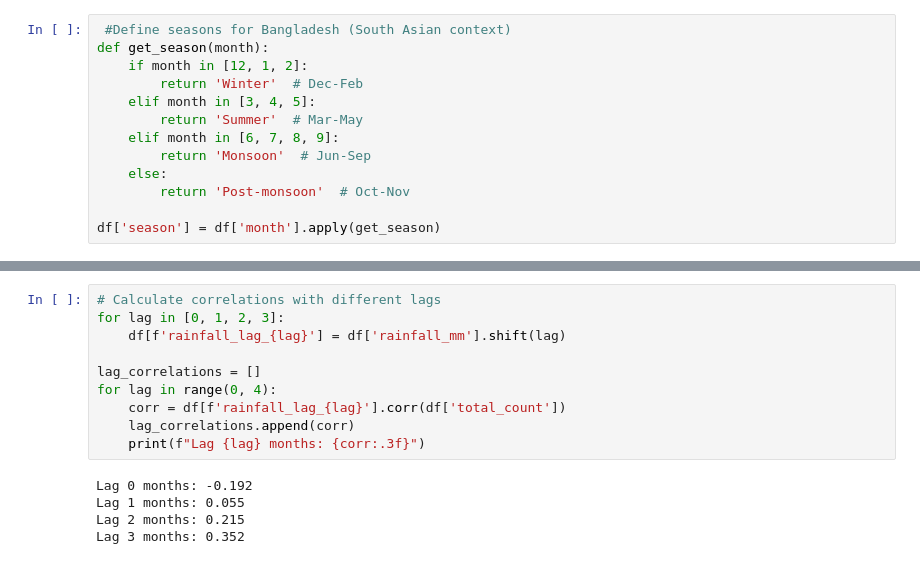
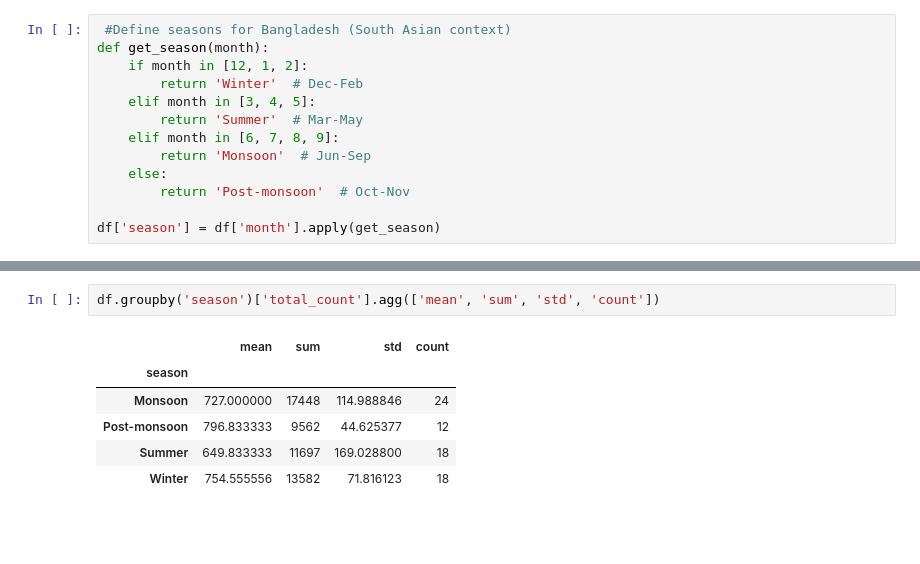
Before and after one commit to mamunur-cou/tb-seasonal-analysis, a Jupyter notebook: tb-seasonal-analysis.ipynb, the cells around one changed output, grey strips where cells are left out. Cells and saved outputs as stored; diff of their text form; blank space fills up the shorter version.

```diff
--- a/tb-seasonal-analysis.ipynb
+++ b/tb-seasonal-analysis.ipynb
@@ -404,15 +85,9 @@ Winter   754.555556    30.222222     26.607778         76.164444
-# %%
-# Calculate correlations with different lags
-for lag in [0, 1, 2, 3]:
-    df[f'rainfall_lag_{lag}'] = df['rainfall_mm'].shift(lag)
-
-lag_correlations = []
-for lag in range(0, 4):
-    corr = df[f'rainfall_lag_{lag}'].corr(df['total_count'])
-    lag_correlations.append(corr)
-    print(f"Lag {lag} months: {corr:.3f}")
-# %% [output]
-Lag 0 months: -0.192
-Lag 1 months: 0.055
-Lag 2 months: 0.215
-Lag 3 months: 0.352
+# %%
+df.groupby('season')['total_count'].agg(['mean', 'sum', 'std', 'count'])
+# %% [output]
+|  | mean | sum | std | count |
+| season |  |  |  |  |
+| Monsoon | 727.000000 | 17448 | 114.988846 | 24 |
+| Post-monsoon | 796.833333 | 9562 | 44.625377 | 12 |
+| Summer | 649.833333 | 11697 | 169.028800 | 18 |
+| Winter | 754.555556 | 13582 | 71.816123 | 18 |
```
Also changed, not shown: parts of 9 cells of this notebook.
